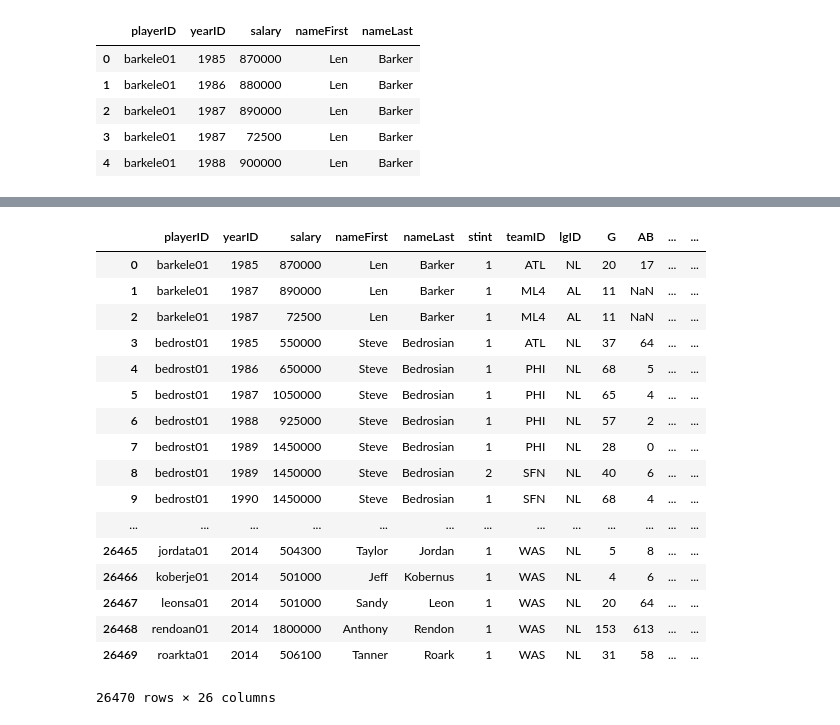
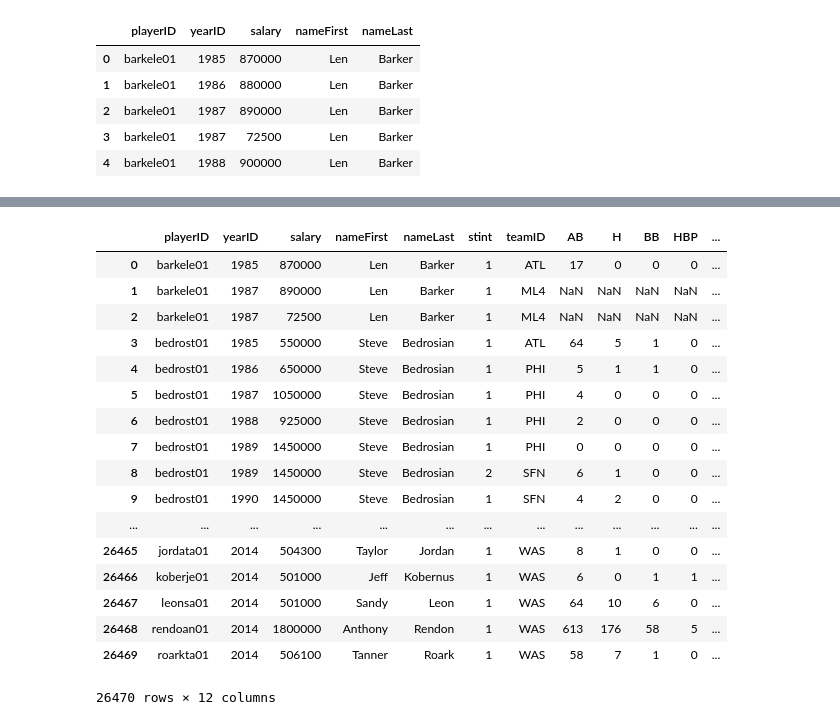
Before and after one commit to nckathleen/Moneyball, a Jupyter notebook: Moneyball.ipynb, the cells around one changed output, grey strips where cells are left out. Cells and saved outputs as stored; diff of their text form; code cells hidden in the pictures.

Commit message:
Good table of data.

```diff
--- a/Moneyball.ipynb
+++ b/Moneyball.ipynb
@@ -118,0 +83,3 @@ batting.head()
+# %%
+t_batting = m_batting[['playerID', 'yearID', 'stint', 'teamID', 'AB', 'H', 'BB', 'HBP', 'SF']]
+t_batting.head()
@@ -119,22 +93,22 @@ batting.head()
 # %%
-sal_player_bat = pd.merge(sal_player, m_batting)
+sal_player_bat = pd.merge(sal_player, t_batting)
 sal_player_bat
 # %% [output]
-|  | playerID | yearID | salary | nameFirst | nameLast | stint | teamID | lgID | G | AB | ... | ... |
-| 0 | barkele01 | 1985 | 870000 | Len | Barker | 1 | ATL | NL | 20 | 17 | ... | ... |
-| 1 | barkele01 | 1987 | 890000 | Len | Barker | 1 | ML4 | AL | 11 | NaN | ... | ... |
-| 2 | barkele01 | 1987 | 72500 | Len | Barker | 1 | ML4 | AL | 11 | NaN | ... | ... |
-| 3 | bedrost01 | 1985 | 550000 | Steve | Bedrosian | 1 | ATL | NL | 37 | 64 | ... | ... |
-| 4 | bedrost01 | 1986 | 650000 | Steve | Bedrosian | 1 | PHI | NL | 68 | 5 | ... | ... |
-| 5 | bedrost01 | 1987 | 1050000 | Steve | Bedrosian | 1 | PHI | NL | 65 | 4 | ... | ... |
-| 6 | bedrost01 | 1988 | 925000 | Steve | Bedrosian | 1 | PHI | NL | 57 | 2 | ... | ... |
-| 7 | bedrost01 | 1989 | 1450000 | Steve | Bedrosian | 1 | PHI | NL | 28 | 0 | ... | ... |
-| 8 | bedrost01 | 1989 | 1450000 | Steve | Bedrosian | 2 | SFN | NL | 40 | 6 | ... | ... |
-| 9 | bedrost01 | 1990 | 1450000 | Steve | Bedrosian | 1 | SFN | NL | 68 | 4 | ... | ... |
+|  | playerID | yearID | salary | nameFirst | nameLast | stint | teamID | AB | H | BB | HBP | ... |
+| 0 | barkele01 | 1985 | 870000 | Len | Barker | 1 | ATL | 17 | 0 | 0 | 0 | ... |
+| 1 | barkele01 | 1987 | 890000 | Len | Barker | 1 | ML4 | NaN | NaN | NaN | NaN | ... |
+| 2 | barkele01 | 1987 | 72500 | Len | Barker | 1 | ML4 | NaN | NaN | NaN | NaN | ... |
+| 3 | bedrost01 | 1985 | 550000 | Steve | Bedrosian | 1 | ATL | 64 | 5 | 1 | 0 | ... |
+| 4 | bedrost01 | 1986 | 650000 | Steve | Bedrosian | 1 | PHI | 5 | 1 | 1 | 0 | ... |
+| 5 | bedrost01 | 1987 | 1050000 | Steve | Bedrosian | 1 | PHI | 4 | 0 | 0 | 0 | ... |
+| 6 | bedrost01 | 1988 | 925000 | Steve | Bedrosian | 1 | PHI | 2 | 0 | 0 | 0 | ... |
+| 7 | bedrost01 | 1989 | 1450000 | Steve | Bedrosian | 1 | PHI | 0 | 0 | 0 | 0 | ... |
+| 8 | bedrost01 | 1989 | 1450000 | Steve | Bedrosian | 2 | SFN | 6 | 1 | 0 | 0 | ... |
+| 9 | bedrost01 | 1990 | 1450000 | Steve | Bedrosian | 1 | SFN | 4 | 2 | 0 | 0 | ... |
 | ... | ... | ... | ... | ... | ... | ... | ... | ... | ... | ... | ... | ... |
-| 26465 | jordata01 | 2014 | 504300 | Taylor | Jordan | 1 | WAS | NL | 5 | 8 | ... | ... |
-| 26466 | koberje01 | 2014 | 501000 | Jeff | Kobernus | 1 | WAS | NL | 4 | 6 | ... | ... |
-| 26467 | leonsa01 | 2014 | 501000 | Sandy | Leon | 1 | WAS | NL | 20 | 64 | ... | ... |
-| 26468 | rendoan01 | 2014 | 1800000 | Anthony | Rendon | 1 | WAS | NL | 153 | 613 | ... | ... |
-| 26469 | roarkta01 | 2014 | 506100 | Tanner | Roark | 1 | WAS | NL | 31 | 58 | ... | ... |
+| 26465 | jordata01 | 2014 | 504300 | Taylor | Jordan | 1 | WAS | 8 | 1 | 0 | 0 | ... |
+| 26466 | koberje01 | 2014 | 501000 | Jeff | Kobernus | 1 | WAS | 6 | 0 | 1 | 1 | ... |
+| 26467 | leonsa01 | 2014 | 501000 | Sandy | Leon | 1 | WAS | 64 | 10 | 6 | 0 | ... |
+| 26468 | rendoan01 | 2014 | 1800000 | Anthony | Rendon | 1 | WAS | 613 | 176 | 58 | 5 | ... |
+| 26469 | roarkta01 | 2014 | 506100 | Tanner | Roark | 1 | WAS | 58 | 7 | 1 | 0 | ... |
-26470 rows × 26 columns
+26470 rows × 12 columns
```
Also changed, not shown: parts of 6 cells of this notebook.
